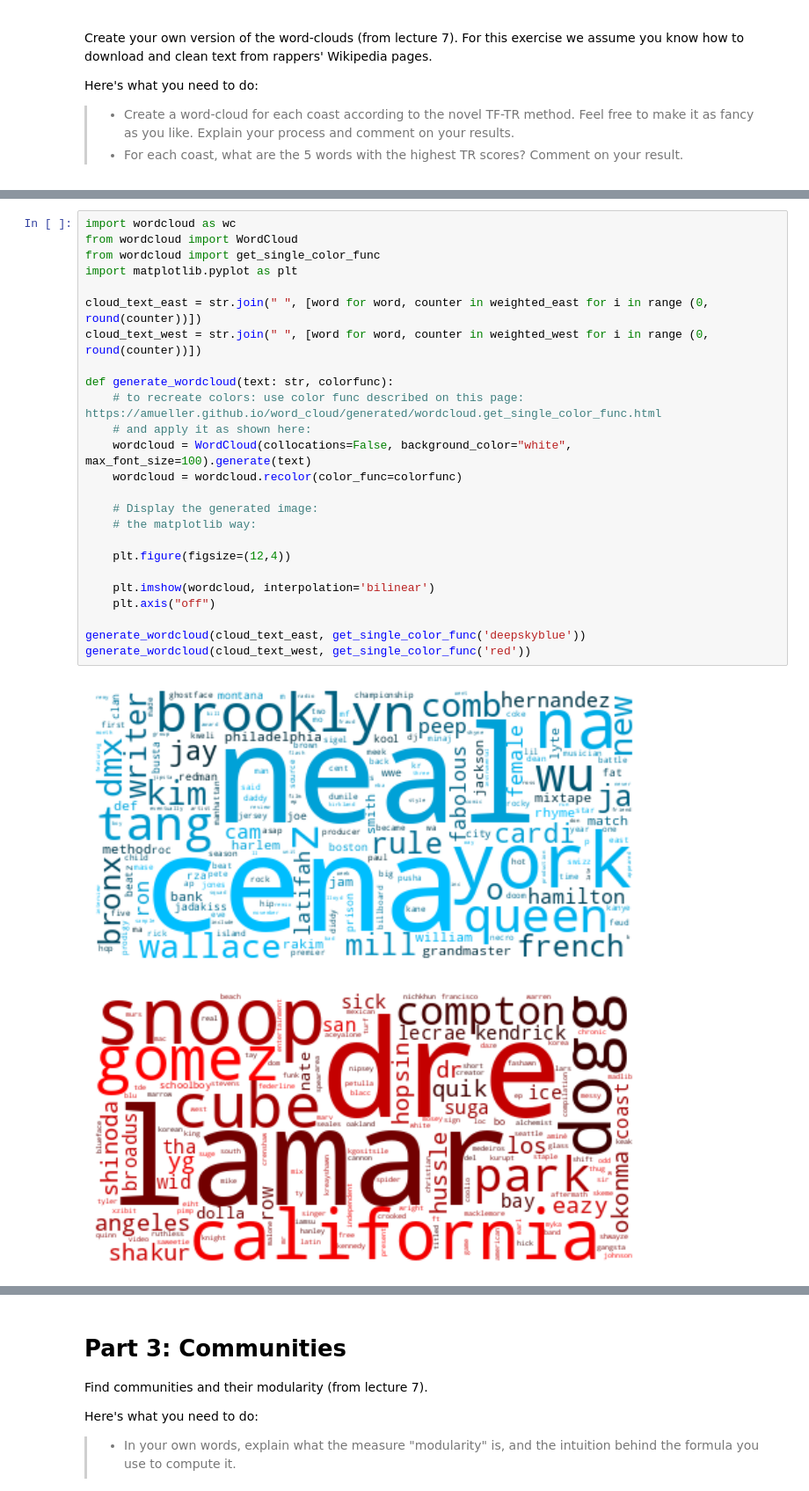
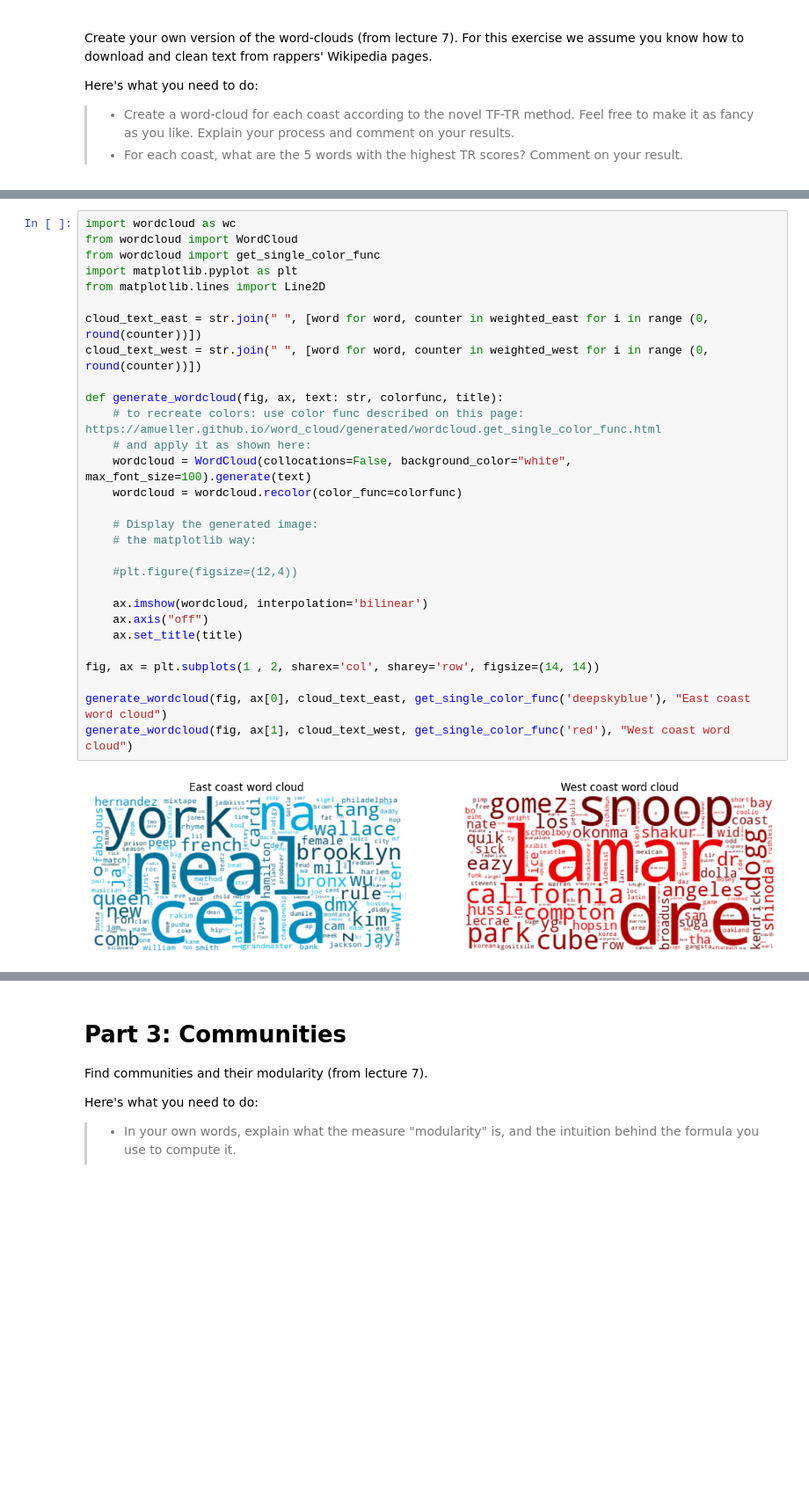
Before and after one commit to andste97/socialgraphs2023f-project, a Jupyter notebook: assignments/Assignment2.ipynb, the cells around one changed output, grey strips where cells are left out. Shown at 88% size. Saved outputs shown, nothing was run; the diff lists cells and outputs as text; blank space fills up the shorter version.

```diff
--- a/assignments/Assignment2.ipynb
+++ b/assignments/Assignment2.ipynb
@@ -188,28 +359,31 @@ weighted_west = sorted(weighted_west, key=lambda x: x[1], reverse=True)
 # %%
 import wordcloud as wc
 from wordcloud import WordCloud
 from wordcloud import get_single_color_func
 import matplotlib.pyplot as plt
+from matplotlib.lines import Line2D
 
 cloud_text_east = str.join(" ", [word for word, counter in weighted_east for i in range (0, round(counter))])
 cloud_text_west = str.join(" ", [word for word, counter in weighted_west for i in range (0, round(counter))])
 
-def generate_wordcloud(text: str, colorfunc):
+def generate_wordcloud(fig, ax, text: str, colorfunc, title):
     # to recreate colors: use color func described on this page: https://amueller.github.io/word_cloud/generated/wordcloud.get_single_color_func.html
     # and apply it as shown here:
     wordcloud = WordCloud(collocations=False, background_color="white", max_font_size=100).generate(text)
     wordcloud = wordcloud.recolor(color_func=colorfunc)
 
     # Display the generated image:
     # the matplotlib way:
 
-    plt.figure(figsize=(12,4))
+    #plt.figure(figsize=(12,4))
 
-    plt.imshow(wordcloud, interpolation='bilinear')
-    plt.axis("off")
+    ax.imshow(wordcloud, interpolation='bilinear')
+    ax.axis("off")
+    ax.set_title(title)
 
-generate_wordcloud(cloud_text_east, get_single_color_func('deepskyblue'))
-generate_wordcloud(cloud_text_west, get_single_color_func('red'))
+fig, ax = plt.subplots(1 , 2, sharex='col', sharey='row', figsize=(14, 14))
+
+generate_wordcloud(fig, ax[0], cloud_text_east, get_single_color_func('deepskyblue'), "East coast word cloud")
+generate_wordcloud(fig, ax[1], cloud_text_west, get_single_color_func('red'), "West coast word cloud")
 # %% [output]
-[figure, old version]
+[figure, new version]
-[figure, removed]
```
Also changed, not shown: parts of 21 cells of this notebook, 3 other files.
